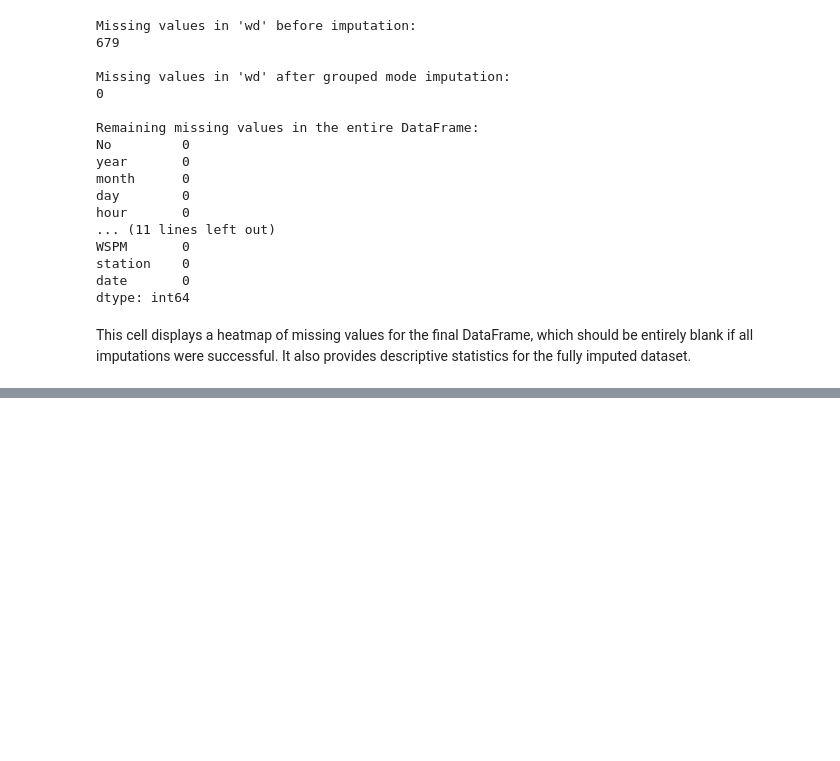
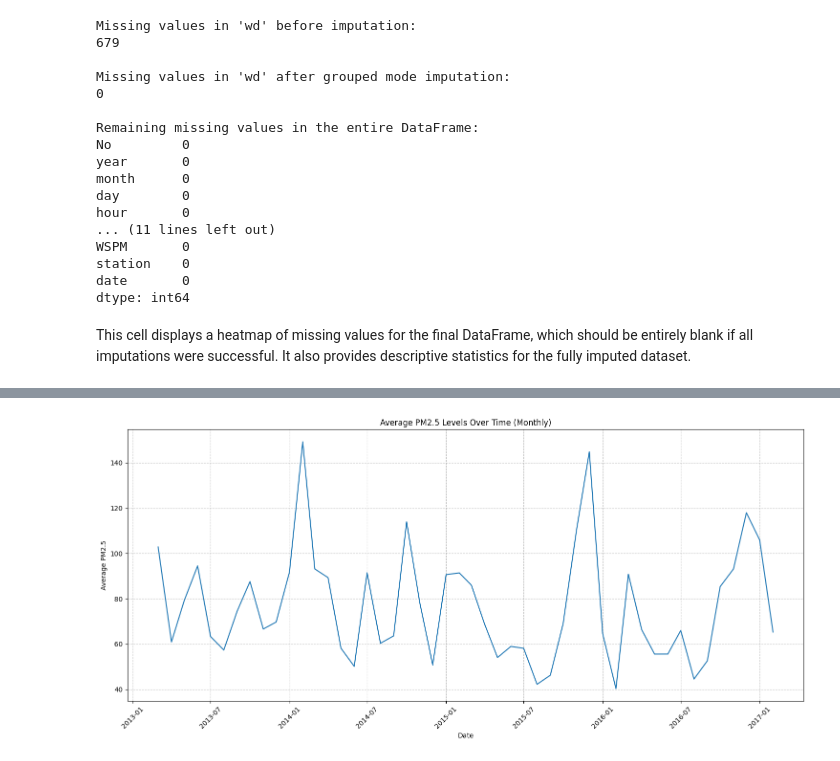
Before and after one commit to alfadder/ProgForDataAnalysis, a Jupyter notebook: Programming_For_Data_Analysis.ipynb, the cells around one changed output, grey strips where cells are left out. Cells and saved outputs as stored; diff of their text form; code cells hidden in the pictures; blank space fills up the shorter version.

```diff
--- a/Programming_For_Data_Analysis.ipynb
+++ b/Programming_For_Data_Analysis.ipynb
@@ -299,0 +325,21 @@ df.describe()
+# %%
+import matplotlib.pyplot as plt
+import seaborn as sns
+
+# Create a 'month_start_date' column for plotting each month across years
+df['month_start_date'] = df['date'].dt.to_period('M').dt.to_timestamp()
+
+# Group by this new monthly date and calculate the mean PM2.5
+monthly_pm25_over_time = df.groupby('month_start_date')['PM2.5'].mean().reset_index()
+
+plt.figure(figsize=(15, 7))
+sns.lineplot(x='month_start_date', y='PM2.5', data=monthly_pm25_over_time)
+plt.title('Average PM2.5 Levels Over Time (Monthly)')
+plt.xlabel('Date')
+plt.ylabel('Average PM2.5')
+plt.grid(True, linestyle='--', alpha=0.7)
+plt.xticks(rotation=45)
+plt.tight_layout()
+plt.show()
+# %% [output]
+[figure, added]
```
Also changed, not shown: parts of 13 cells of this notebook.
